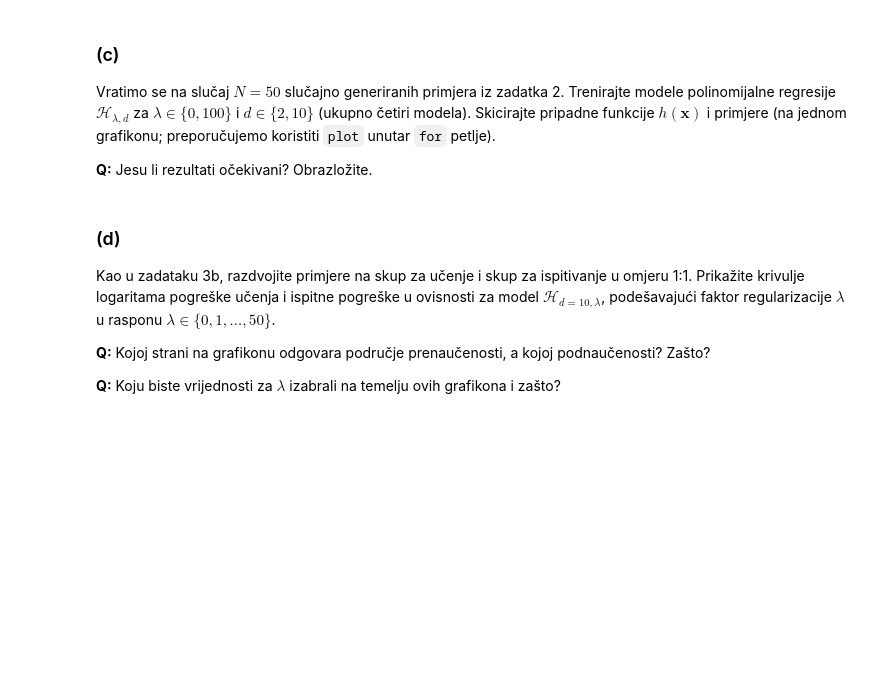
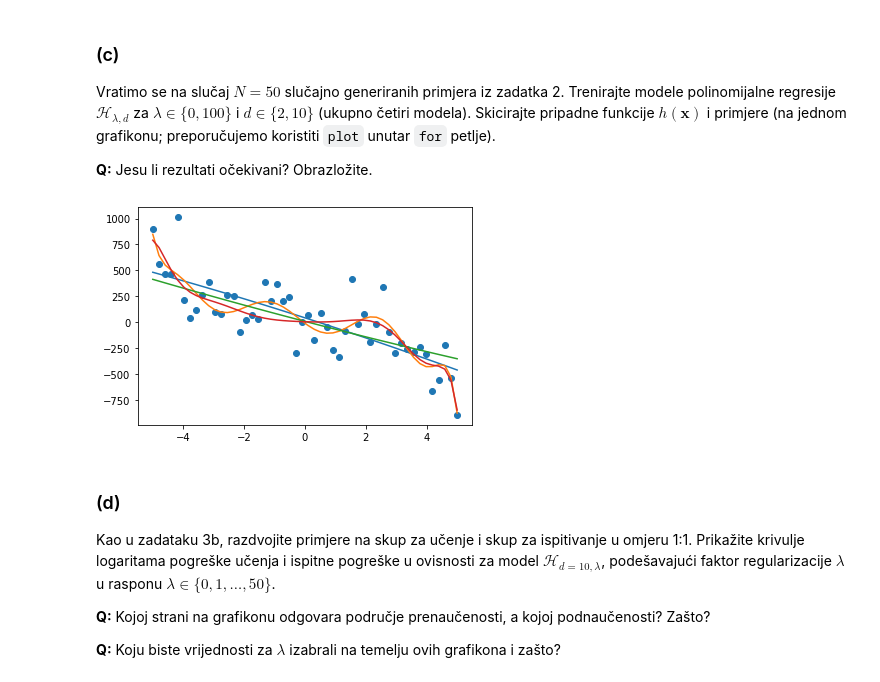
Before and after one commit to sskender/machine-learning-1, a Jupyter notebook: L03-L04-Regression/SU1-2021-03-04-Regresija.ipynb, the cells around one changed output. Cells and saved outputs as stored; diff of their text form; code cells hidden in the pictures; blank space fills up the shorter version.

```diff
--- a/L03-L04-Regression/SU1-2021-03-04-Regresija.ipynb
+++ b/L03-L04-Regression/SU1-2021-03-04-Regresija.ipynb
@@ -426,0 +402,10 @@ from sklearn.linear_model import Ridge
+# %%
+from sklearn.linear_model import Ridge
+
+assert(size(y_1) == 4)
+
+for alpha in lambda_list_4a:
+    ridge = Ridge(alpha=alpha)
+    fitted = ridge.fit(phi_4a, y_1)
+    w = [fitted.intercept_, fitted.coef_]
+    print(f"alpha={alpha}, w: {w}")
@@ -435,3 +422,32 @@ Vratimo se na slučaj $N=50$ slučajno generiranih primjera iz zadatka 2. Trenir
+# %%
+assert(size(X_2a) == 50)
+assert(size(y_2a) == 50)
+
+lambda_list_4c = [0, 100]
+d_list_4c = [2, 10]
+
+plt.scatter(X_2a, y_2a)
+
+for lam in lambda_list_4c:
+    for d in d_list_4c:
+        # poly
+        poly = PolynomialFeatures(degree=d)
+        phi = poly.fit_transform(X_2a.reshape(-1, 1))
+
+        # w
+        phi_transposed = np.transpose(phi)
+        prod1 = np.dot(phi_transposed, phi)
+        I_matrix = np.eye(d+1)
+        sum1 = prod1 + np.dot(lam, I_matrix)
+        sum1_inv = np.linalg.inv(sum1)
+        prod2 = np.dot(sum1_inv, phi_transposed)
+        w = np.dot(prod2, y_2a)
+
+        # h = wT * x; x = phi
+        h = np.dot(phi, w)
+        plt.plot(X_2a, h)
+# %% [output]
+[figure, added]
 # %% [markdown]
 ### (d)
 
```
Also changed, not shown: parts of 14 cells of this notebook.
